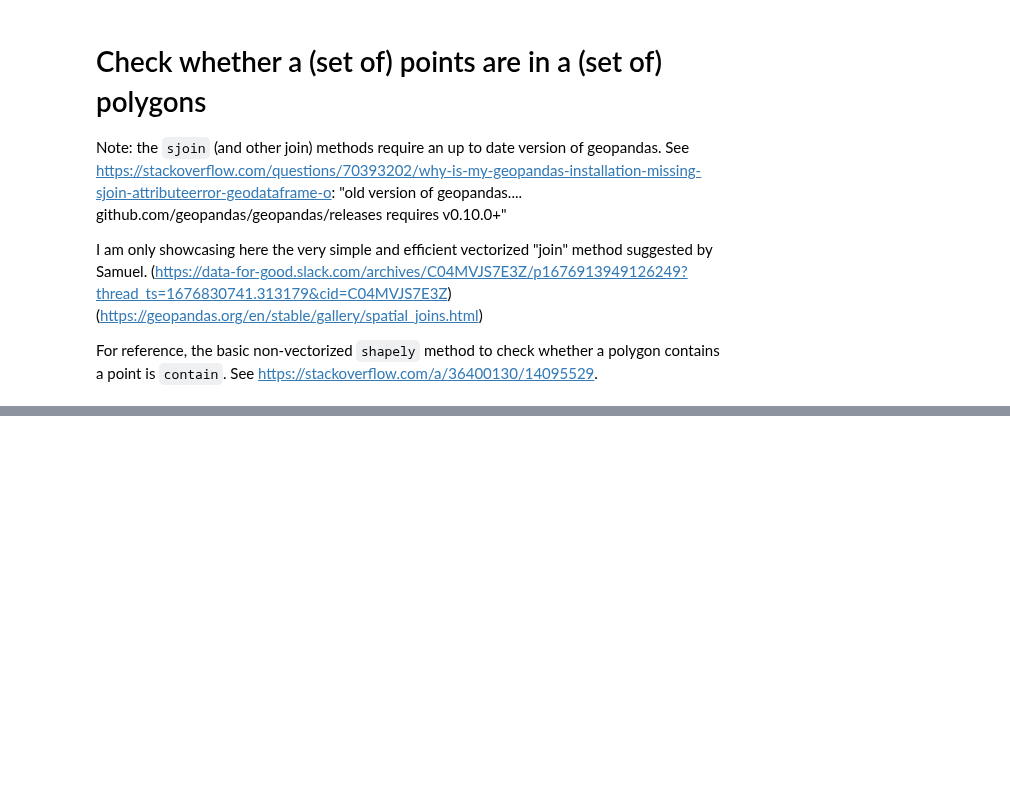
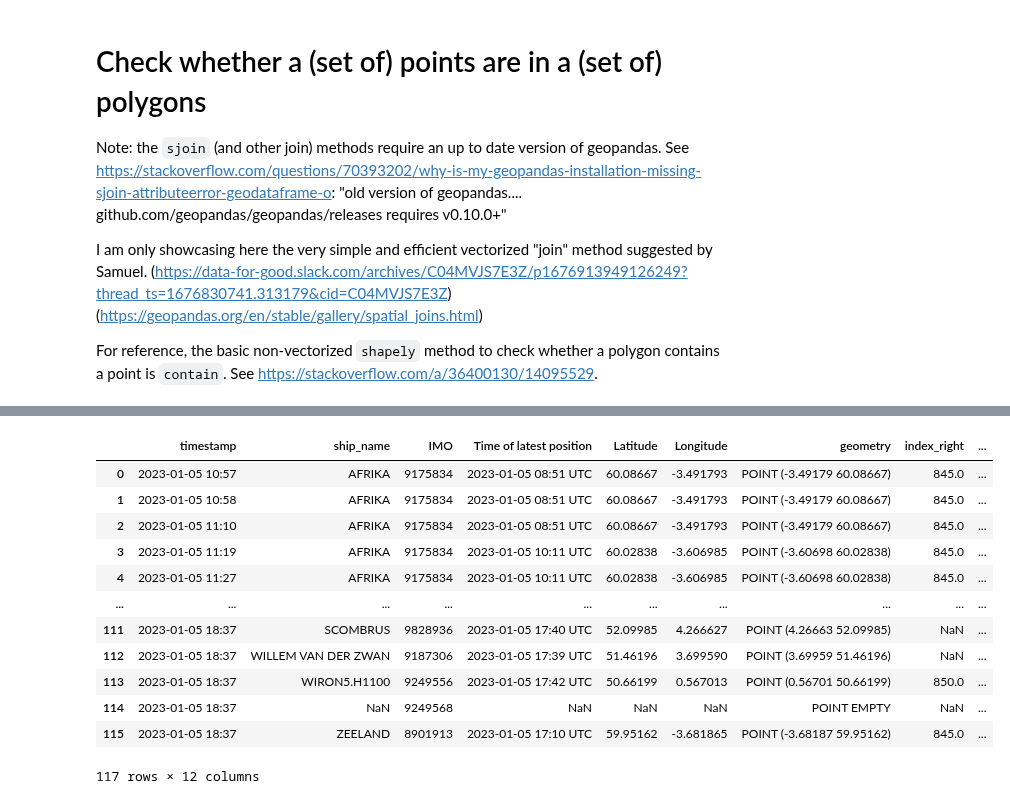
Before and after one commit to dataforgoodfr/12_bloom, a Jupyter notebook: data_science/notebooks/locate_boats_gpkg_(French_PAs).ipynb, the cells around one changed output, grey strips where cells are left out. Saved outputs shown, nothing was run; the diff lists cells and outputs as text; code cells hidden in the pictures; blank space fills up the shorter version.

```diff
--- a/data_science/notebooks/locate_boats_gpkg_(French_PAs).ipynb
+++ b/data_science/notebooks/locate_boats_gpkg_(French_PAs).ipynb
@@ -153 +145,17 @@ match_test[['ship_name', 'timestamp', 'geometry', 'NAME']]
+# %%
+match_bloom
+# %% [output]
+|  | timestamp | ship_name | IMO | Time of latest position | Latitude | Longitude | geometry | index_right | ... |
+| 0 | 2023-01-05 10:57 | AFRIKA | 9175834 | 2023-01-05 08:51 UTC | 60.08667 | -3.491793 | POINT (-3.49179 60.08667) | 845.0 | ... |
+| 1 | 2023-01-05 10:58 | AFRIKA | 9175834 | 2023-01-05 08:51 UTC | 60.08667 | -3.491793 | POINT (-3.49179 60.08667) | 845.0 | ... |
+| 2 | 2023-01-05 11:10 | AFRIKA | 9175834 | 2023-01-05 08:51 UTC | 60.08667 | -3.491793 | POINT (-3.49179 60.08667) | 845.0 | ... |
+| 3 | 2023-01-05 11:19 | AFRIKA | 9175834 | 2023-01-05 10:11 UTC | 60.02838 | -3.606985 | POINT (-3.60698 60.02838) | 845.0 | ... |
+| 4 | 2023-01-05 11:27 | AFRIKA | 9175834 | 2023-01-05 10:11 UTC | 60.02838 | -3.606985 | POINT (-3.60698 60.02838) | 845.0 | ... |
+| ... | ... | ... | ... | ... | ... | ... | ... | ... | ... |
+| 111 | 2023-01-05 18:37 | SCOMBRUS | 9828936 | 2023-01-05 17:40 UTC | 52.09985 | 4.266627 | POINT (4.26663 52.09985) | NaN | ... |
+| 112 | 2023-01-05 18:37 | WILLEM VAN DER ZWAN | 9187306 | 2023-01-05 17:39 UTC | 51.46196 | 3.699590 | POINT (3.69959 51.46196) | NaN | ... |
+| 113 | 2023-01-05 18:37 | WIRON5.H1100 | 9249556 | 2023-01-05 17:42 UTC | 50.66199 | 0.567013 | POINT (0.56701 50.66199) | 850.0 | ... |
+| 114 | 2023-01-05 18:37 | NaN | 9249568 | NaN | NaN | NaN | POINT EMPTY | NaN | ... |
+| 115 | 2023-01-05 18:37 | ZEELAND | 8901913 | 2023-01-05 17:10 UTC | 59.95162 | -3.681865 | POINT (-3.68187 59.95162) | 845.0 | ... |
+117 rows × 12 columns
 # %%
```
Also changed, not shown: parts of 14 cells of this notebook, 1 other file.
